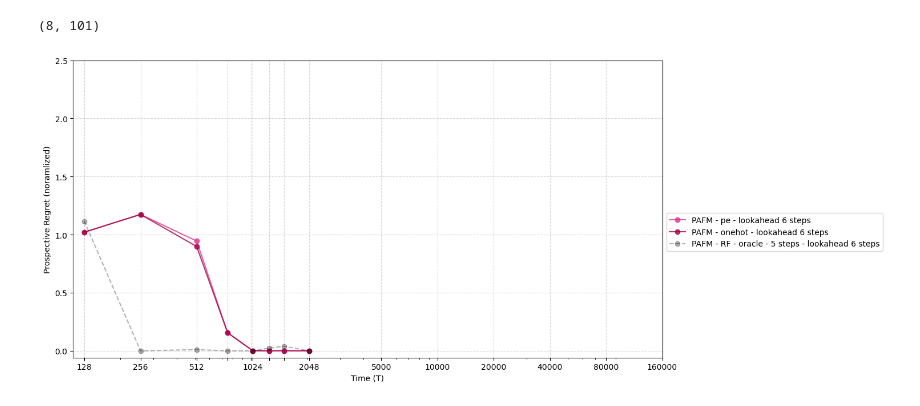
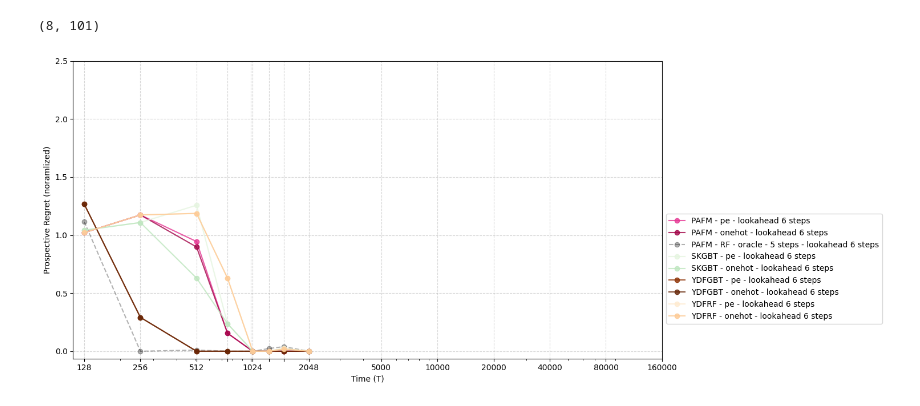
Before and after one commit to neurodata/ProspectiveForaging, a Jupyter notebook: notebooks/read_data_jamie.ipynb, the cells around one changed output. Drawn from its saved outputs; the diff is of its cells as text; code cells hidden in the pictures.

Commit message:
rest of the models, appears as if ydfgbt is significant improvement, but had to make a number of adjusstments from sklearn to ydf so need to talk tomorrow

```diff
--- a/notebooks/read_data_jamie.ipynb
+++ b/notebooks/read_data_jamie.ipynb
@@ -103,6 +229,20 @@ def get_close_colors(cmap_name, start=0.5, delta=0.15,n = 2):
 
 # PAFM: purple/red family
 pafm_pe_orf, pafm_oh_orf,pafm_pe, pafm_oh = get_close_colors("PuRd", start=0.1, delta=0.25,n = 4)
+
+#sk gbt: green/blue for now
+skgbt_pe, skgbt_oh = get_close_colors("GnBu", start = 0.1, delta = 0.2, n = 2)
+
+
+#ydfgbt: yellow/blue for now
+ydfgbt_pe, ydfgbt_oh = get_close_colors("YlOrBr", start = 0.9, delta = 0.2, n = 2)
+
+#ydfrf: orange/red for now
+ydfrf_pe, ydfrf_oh = get_close_colors("OrRd", start = 0.1, delta = 0.2, n = 2)
+
+
+
+
 
 # PVFM onehot: greens/blues
 pvfm_oh_lookahead,pvfm_pe_lookahead, pvfm_oh_wo, pvfm_pe_wo = get_close_colors("GnBu", start=0.95, delta=-0.2,n = 4)
@@ -125,7 +265,13 @@ colors = {
     "PVFM_pe_MLP": pvfm_pe_wo_MLP,
     "PVFM_oh_MLP": pvfm_oh_wo_MLP,
     "PAVFM_oh":pavfm_oh_rf,
-    "PAFM_oh_3steps":pavfm_oh_rf_3
+    "PAFM_oh_3steps":pavfm_oh_rf_3,
+    "SKGBT_pe": skgbt_pe,
+    "SKGBT_oh": skgbt_oh,
+    "YDFGBT_pe": ydfgbt_pe,
+    "YDFGBT_oh": ydfgbt_oh,
+    "YDFRF_pe": ydfrf_pe,
+    "YDFRF_oh": ydfrf_oh
 }
 
 plt.plot(Ts_PAFM, PREGRETS_PAFM_pe_arr, alpha=0.8, marker='o', color=colors["PAFM_pe"],
@@ -134,6 +280,22 @@ plt.plot(Ts_PAFM, PREGRETS_PAFM_oh_arr, alpha=0.8, marker='o', color=colors["PAF
          label='PAFM - onehot - lookahead 6 steps')
 plt.plot(Ts_PAFM, PREGRETS_PAFM_opt_arr, alpha=0.3, marker='o', color= 'black',linestyle = '--',
          label='PAFM - RF - oracle - 5 steps - lookahead 6 steps')
+plt.plot(Ts_PAFM, PREGRETS_PAFM_SKGBT_pe_arr, alpha=0.8, marker='o', color=colors["SKGBT_pe"],
+         label='SKGBT - pe - lookahead 6 steps')
+plt.plot(Ts_PAFM, PREGRETS_PAFM_SKGBT_oh_arr, alpha=0.8, marker='o', color=colors["SKGBT_oh"],
+         label='SKGBT - onehot - lookahead 6 steps')
+plt.plot(Ts_PAFM, PREGRETS_PAFM_YDFGBT_pe_arr, alpha=0.8, marker='o', color=colors["YDFGBT_pe"],
+         label='YDFGBT - pe - lookahead 6 steps')
+plt.plot(Ts_PAFM, PREGRETS_PAFM_YDFGBT_oh_arr, alpha=0.8, marker='o', color=colors["YDFGBT_oh"],
+         label='YDFGBT - onehot - lookahead 6 steps')
+plt.plot(Ts_PAFM, PREGRETS_PAFM_YDFRF_pe_arr, alpha=0.8, marker='o', color=colors["YDFRF_pe"],
+         label='YDFRF - pe - lookahead 6 steps')
+plt.plot(Ts_PAFM, PREGRETS_PAFM_YDFRF_oh_arr, alpha=0.8, marker='o', color=colors["YDFRF_oh"],
+         label='YDFRF - onehot - lookahead 6 steps')
+
+
+
+
 
 
 # plt.plot(Ts_PAFM_ORF, PREGRETS_PAFM_pe_ORF_arr.reshape(-1,1), alpha=0.8, marker='o', color=colors["PAFM_pe_ORF"],
@@ -160,31 +322,31 @@ plt.plot(Ts_PAFM, PREGRETS_PAFM_opt_arr, alpha=0.3, marker='o', color= 'black',l
 #          label='PVFM - MLP - onehot - wo/lookahead')
 # plt.plot(Ts_PVFM, PREGRETS_PVFM_pe_MLP_arr, alpha=0.5, marker='o',color=colors["PVFM_pe_MLP"],
 #          label='PVFM - MLP - pe - wo/lookahead')
 
 # plt.plot(Ts_PAFM, PREGRETS_PAFM_oh_arr[2,:], alpha=0.8, marker='o', color=colors["PAFM_oh_3steps"],
 #          label='PAFM - onehot - lookahead 3 steps')
 # plt.plot(Ts_PVFM[:6], PREGRETS_PAVFM_oh_arr, alpha=0.8, marker='o',color=colors["PAVFM_oh"],
 #          label='PA-VFM - RF -onehot lookahead 3 steps')
 
 
 
 
 plt.xlabel("Time (T)")
 plt.ylabel("Prospective Regret (noramlized)")
 plt.xscale('log')
 
 xticks = Ts_PAFM + Ts_PVFM
 xticklabels = [str(v) if v in [128,256,512,1024,2048,5000,10000,20000,40000,80000,160000] else ""   # hide every 2nd label
                for i, v in enumerate(xticks)]
 plt.xticks(xticks, labels=xticklabels)
 
 # plt.xticks(Ts_PAFM+Ts_PVFM, labels=[str(v) for v in Ts_PAFM+Ts_PVFM])
 plt.yticks([0,0.5,1,1.5,2,2.5])
 # plt.title('Prospective Regret Across Lookahead Steps - PVFM - PE')
 # plt.xlim(0,700000)
 plt.legend(loc="upper left", bbox_to_anchor=(1, 0.5))
 plt.grid(True, linestyle='--', alpha=0.5)
 plt.tight_layout()
 # plt.show()
 # %% [output]
-[figure, old version]
+[figure, new version]
```
Also changed, not shown: parts of 1 cell of this notebook, 4 other files.
